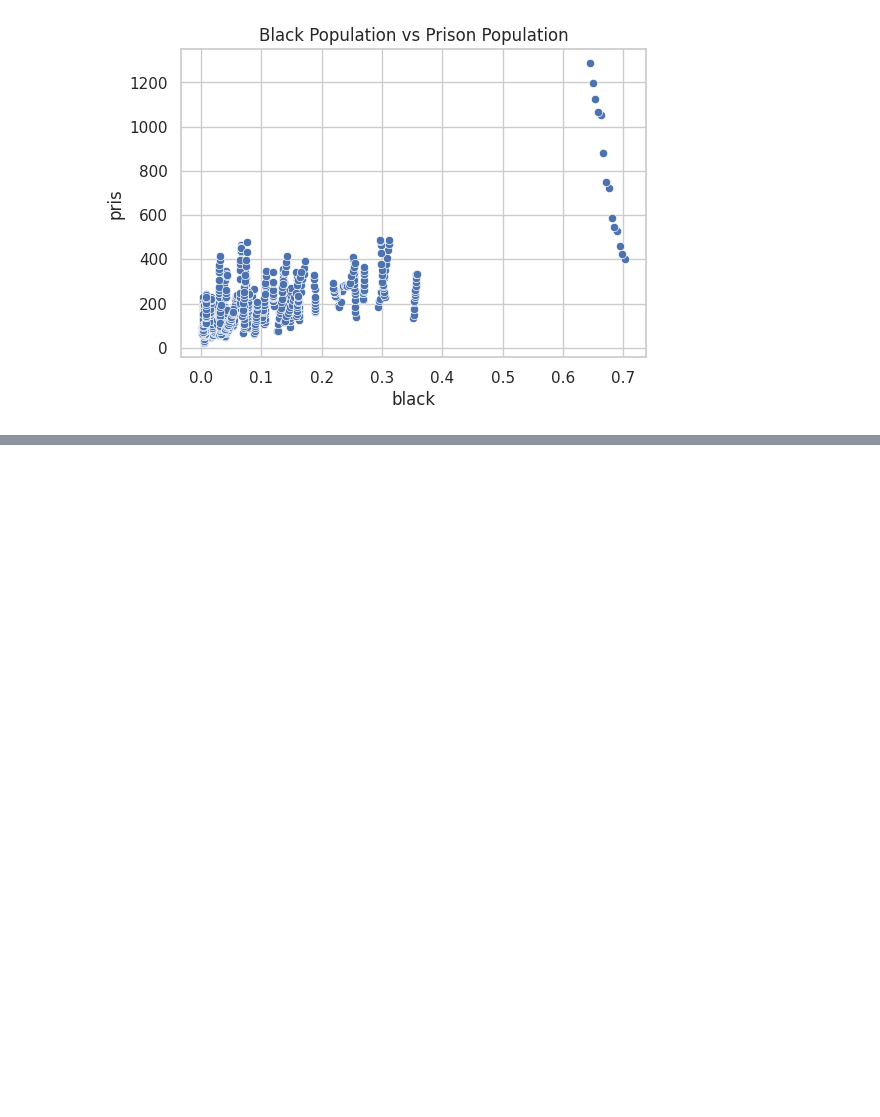
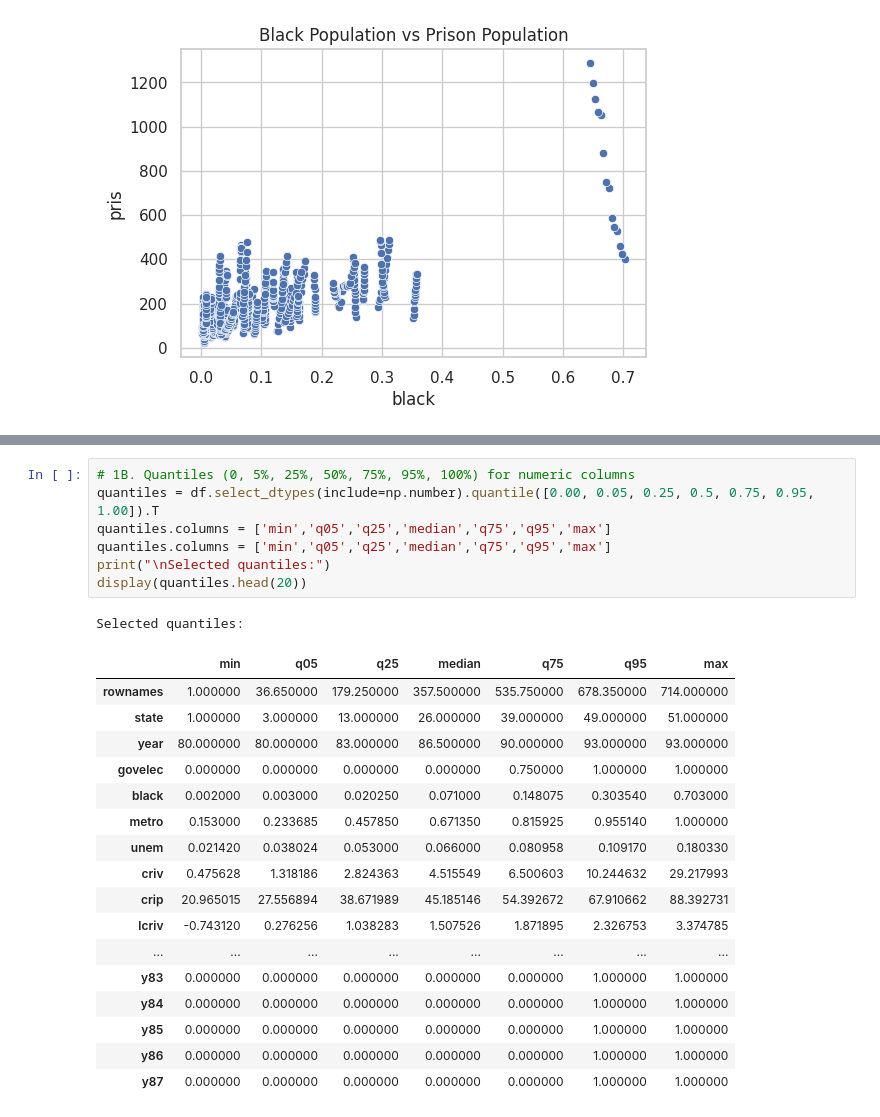
Before and after one commit to sivalinga438/EDA_project, a Jupyter notebook: 22BDS0339.ipynb, the cells around one changed output, grey strips where cells are left out. Drawn from its saved outputs; the diff is of its cells as text; blank space fills up the shorter version.

```diff
--- a/22BDS0339.ipynb
+++ b/22BDS0339.ipynb
@@ -160,0 +198,26 @@ decade
+# %%
+# 1B. Quantiles (0, 5%, 25%, 50%, 75%, 95%, 100%) for numeric columns
+quantiles = df.select_dtypes(include=np.number).quantile([0.00, 0.05, 0.25, 0.5, 0.75, 0.95, 1.00]).T
+quantiles.columns = ['min','q05','q25','median','q75','q95','max']
+quantiles.columns = ['min','q05','q25','median','q75','q95','max']
+print("\nSelected quantiles:")
+display(quantiles.head(20))
+# %% [output]
+Selected quantiles:
+|  | min | q05 | q25 | median | q75 | q95 | max |
+| rownames | 1.000000 | 36.650000 | 179.250000 | 357.500000 | 535.750000 | 678.350000 | 714.000000 |
+| state | 1.000000 | 3.000000 | 13.000000 | 26.000000 | 39.000000 | 49.000000 | 51.000000 |
+| year | 80.000000 | 80.000000 | 83.000000 | 86.500000 | 90.000000 | 93.000000 | 93.000000 |
+| govelec | 0.000000 | 0.000000 | 0.000000 | 0.000000 | 0.750000 | 1.000000 | 1.000000 |
+| black | 0.002000 | 0.003000 | 0.020250 | 0.071000 | 0.148075 | 0.303540 | 0.703000 |
+| metro | 0.153000 | 0.233685 | 0.457850 | 0.671350 | 0.815925 | 0.955140 | 1.000000 |
+| unem | 0.021420 | 0.038024 | 0.053000 | 0.066000 | 0.080958 | 0.109170 | 0.180330 |
+| criv | 0.475628 | 1.318186 | 2.824363 | 4.515549 | 6.500603 | 10.244632 | 29.217993 |
+| crip | 20.965015 | 27.556894 | 38.671989 | 45.185146 | 54.392672 | 67.910662 | 88.392731 |
+| lcriv | -0.743120 | 0.276256 | 1.038283 | 1.507526 | 1.871895 | 2.326753 | 3.374785 |
+| ... | ... | ... | ... | ... | ... | ... | ... |
+| y83 | 0.000000 | 0.000000 | 0.000000 | 0.000000 | 0.000000 | 1.000000 | 1.000000 |
+| y84 | 0.000000 | 0.000000 | 0.000000 | 0.000000 | 0.000000 | 1.000000 | 1.000000 |
+| y85 | 0.000000 | 0.000000 | 0.000000 | 0.000000 | 0.000000 | 1.000000 | 1.000000 |
+| y86 | 0.000000 | 0.000000 | 0.000000 | 0.000000 | 0.000000 | 1.000000 | 1.000000 |
+| y87 | 0.000000 | 0.000000 | 0.000000 | 0.000000 | 0.000000 | 1.000000 | 1.000000 |
```
Also changed, not shown: parts of 7 cells of this notebook.
